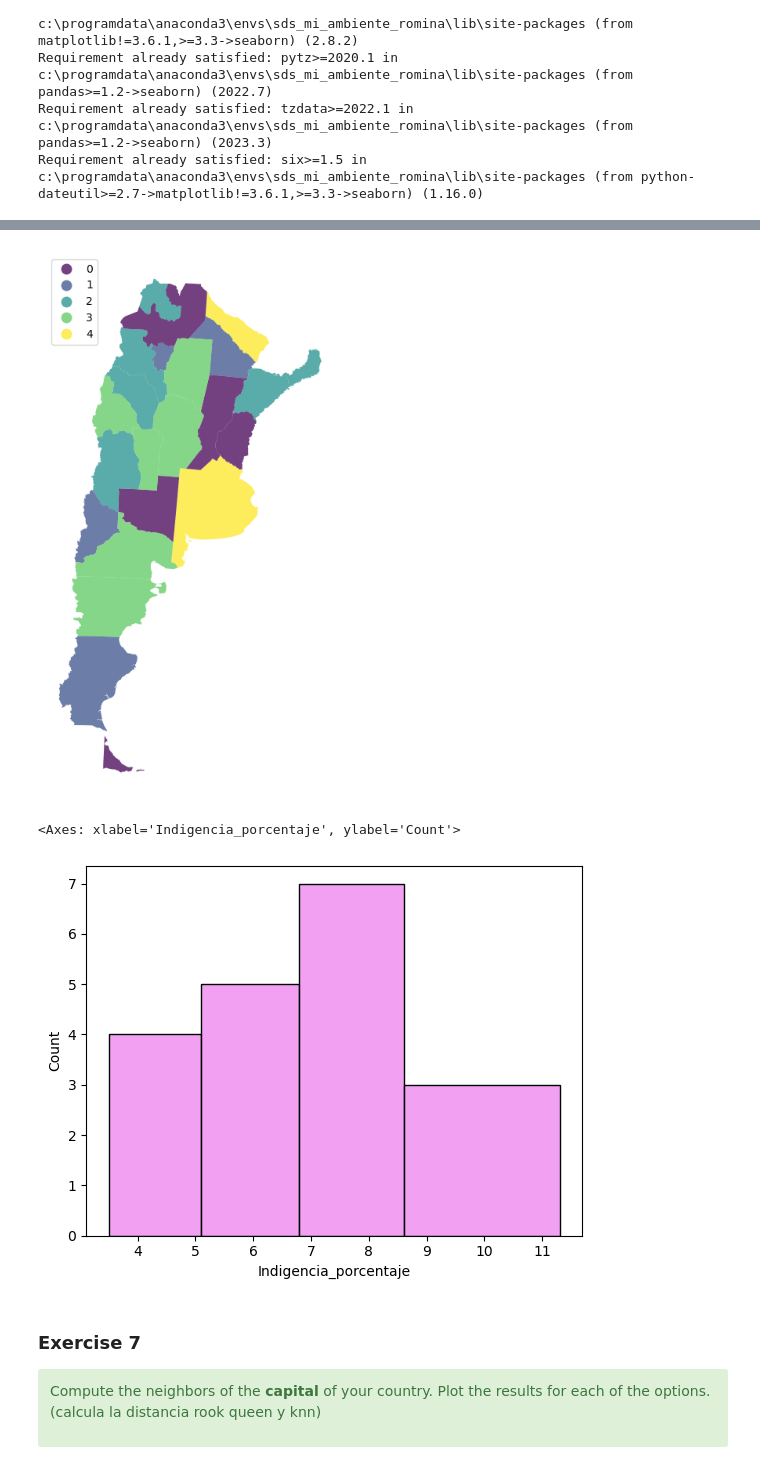
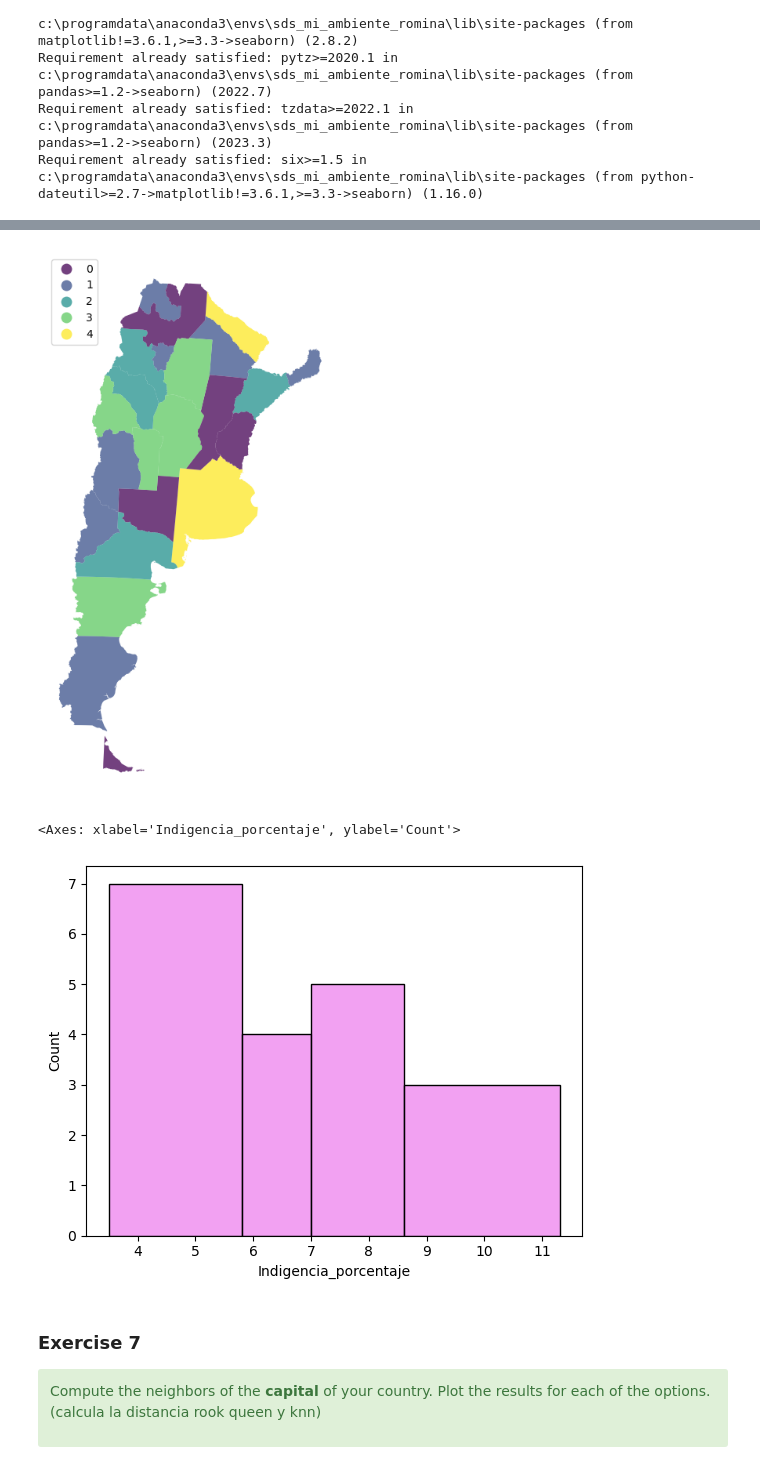
Before and after one commit to Romina300/TareaFinal_2, a Jupyter notebook: index.ipynb, the cells around one changed output, grey strips where cells are left out. Cells and saved outputs as stored; diff of their text form; code cells hidden in the pictures.

```diff
--- a/index.ipynb
+++ b/index.ipynb
@@ -246,4 +247,4 @@ KeyError: 'muertes_Tuberculosis'
 import re
 commaToDotP=lambda xString:float(re.sub(",",".",xString))
 #provinciasGDF2.IDH_2019.apply(commaToDotP)
-provinciasGDF2[['IDH_2019','Indigencia_porcentaje','muertes_Tuberculosis']]=provinciasGDF2.loc[:,['IDH_2019','Indigencia_porcentaje','muertes_Tuberculosis']].applymap(commaToDotP)
+provinciasGDF2[['IDH_2019','Indigencia_porcentaje','tasa_empleo']]=provinciasGDF2.loc[:,['IDH_2019','Indigencia_porcentaje','tasa_empleo']].applymap(commaToDotP)
@@ -351,12 +335,12 @@ adcms #este es para ver el error
 # %%
-#el jenk caspall y el FisherJenks tienen el error mas pequeño
-provinciasGDF2['Indigencia_porcentaje_jc5'] = jc5.yb
+#el FisherJenks tienen el error mas pequeño
+provinciasGDF2['Indigencia_porcentaje_fj5'] = fj5.yb
 # %%
 # Ahora, se grafica el mapa con las clasificaciones
 import matplotlib.pyplot as plt
 
 f, ax = plt.subplots(1, figsize=(9, 9))
-provinciasGDF2.plot(column='Indigencia_porcentaje_jc5',
+provinciasGDF2.plot(column='Indigencia_porcentaje_fj5',
         cmap='viridis',
         categorical=True,
         edgecolor='white',
@@ -369,17 +353,17 @@ provinciasGDF2.plot(column='Indigencia_porcentaje_jc5',
 
 ax.set_axis_off()
 # %% [output]
-[figure, old version]
+[figure, new version]
 # %%
 #Histograma
 # %%
-jc5_bins=list(jc5.bins)
+fj5_bins=list(fj5.bins)
 # %%
 import seaborn as sea
-sea.histplot(provinciasGDF2.Indigencia_porcentaje, bins=jc5_bins,color='violet')
+sea.histplot(provinciasGDF2.Indigencia_porcentaje, bins=fj5_bins,color='violet')
 # %% [output]
 <Axes: xlabel='Indigencia_porcentaje', ylabel='Count'>
-[figure, old version]
+[figure, new version]
 # %% [markdown]
 ### Exercise 7
 
```
Also changed, not shown: parts of 32 cells of this notebook, 2 other files.
